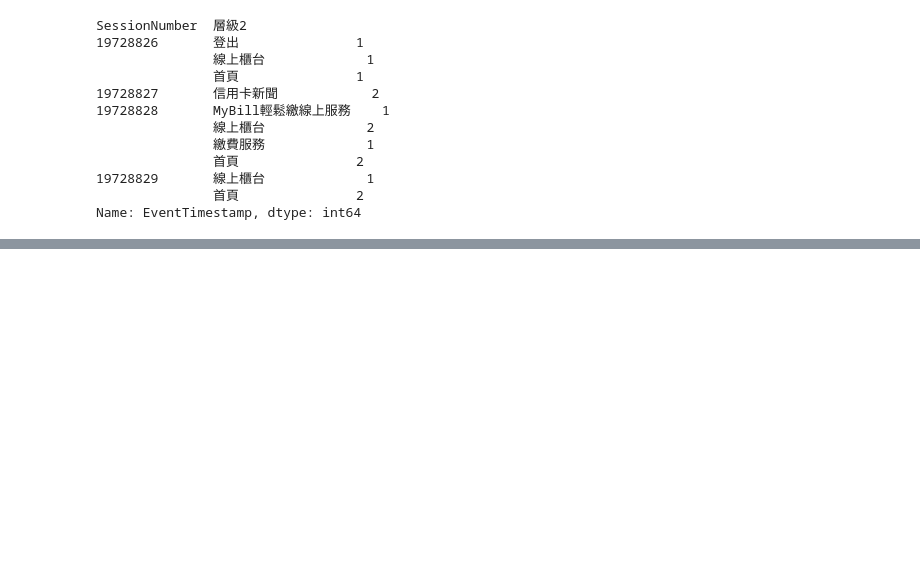
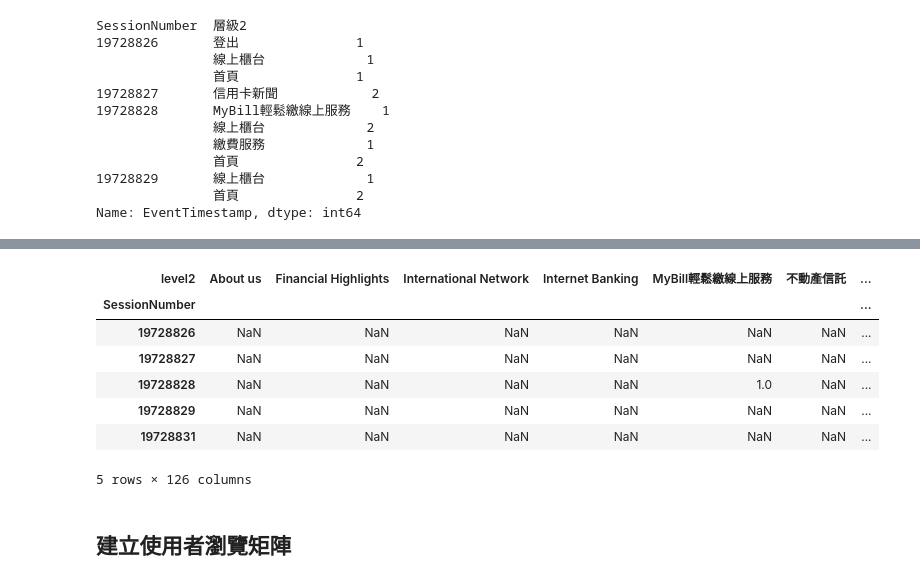
Before and after one commit to ywchiu/cathaybkpython, a Jupyter notebook: 20160922Tutorial.ipynb, the cells around one changed output, grey strips where cells are left out. Cells and saved outputs as stored; diff of their text form; code cells hidden in the pictures; blank space fills up the shorter version.

```diff
--- a/20160922Tutorial.ipynb
+++ b/20160922Tutorial.ipynb
@@ -291,3 +293,5 @@ SessionNumber  層級2
 19728829       線上櫃台             1
                首頁               2
 Name: EventTimestamp, dtype: int64
+# %%
+visitor_pageview_tag_grp  = visitor_pageview_tag_grp.reset_index()
@@ -293,0 +307,17 @@ Name: EventTimestamp, dtype: int64
+# %%
+visitor_pageview_tag_grp.columns = ['SessionNumber', 'level2', 'count']
+# %%
+visitor_pageview_tag_grp_df  = visitor_pageview_tag_grp.pivot(index = 'SessionNumber', columns= 'level2', values='count')
+# %%
+visitor_pageview_tag_grp_df.head()
+# %% [output]
+| level2 | About us | Financial Highlights | International Network | Internet Banking | MyBill輕鬆繳線上服務 | 不動產信託 | ... |
+| SessionNumber |  |  |  |  |  |  | ... |
+| 19728826 | NaN | NaN | NaN | NaN | NaN | NaN | ... |
+| 19728827 | NaN | NaN | NaN | NaN | NaN | NaN | ... |
+| 19728828 | NaN | NaN | NaN | NaN | 1.0 | NaN | ... |
+| 19728829 | NaN | NaN | NaN | NaN | NaN | NaN | ... |
+| 19728831 | NaN | NaN | NaN | NaN | NaN | NaN | ... |
+5 rows × 126 columns
+# %% [markdown]
+## 建立使用者瀏覽矩陣
```
Also changed, not shown: parts of 22 cells of this notebook.
